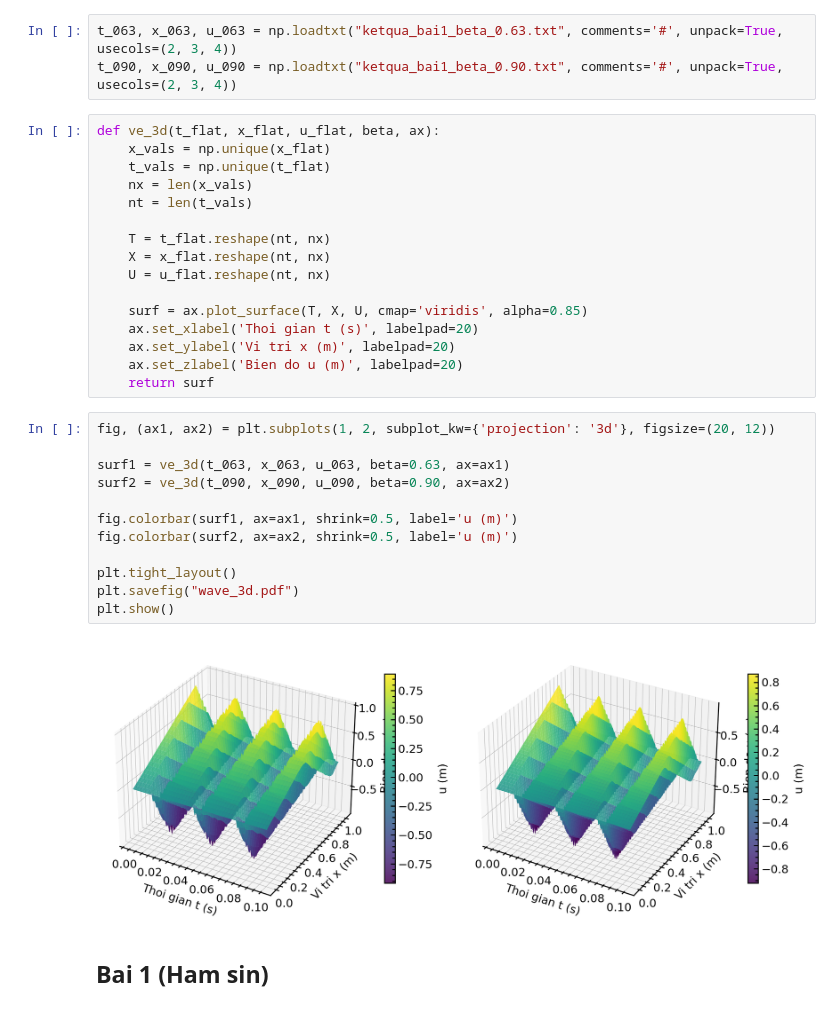
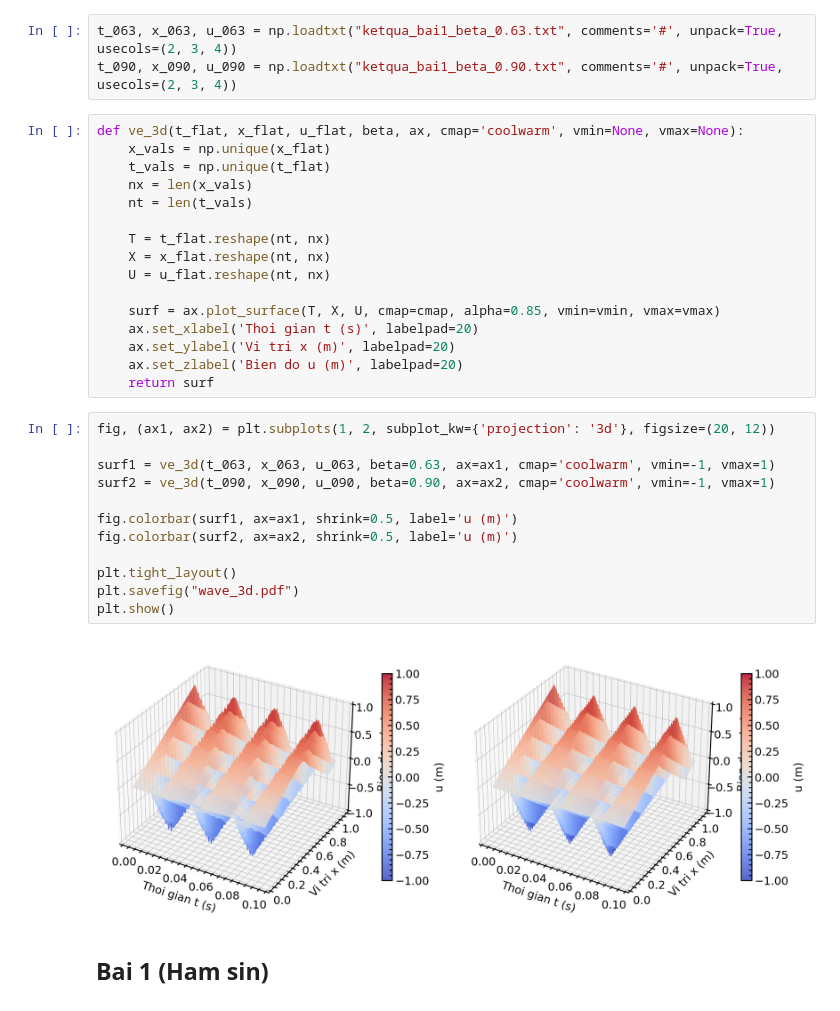
Before and after one commit to nguyentrangiabao05/Personal-Computational-Physics, a Jupyter notebook: BTVN/BTVN8/BTVN8.ipynb, the cells around one changed output. Drawn from its saved outputs; the diff is of its cells as text.

```diff
--- a/BTVN/BTVN8/BTVN8.ipynb
+++ b/BTVN/BTVN8/BTVN8.ipynb
@@ -102,7 +105,7 @@ Gia tri beta = 0.9035079029052513  <= 1. Phuong phap on dinh.
 t_063, x_063, u_063 = np.loadtxt("ketqua_bai1_beta_0.63.txt", comments='#', unpack=True, usecols=(2, 3, 4))
 t_090, x_090, u_090 = np.loadtxt("ketqua_bai1_beta_0.90.txt", comments='#', unpack=True, usecols=(2, 3, 4))
 # %%
-def ve_3d(t_flat, x_flat, u_flat, beta, ax):
+def ve_3d(t_flat, x_flat, u_flat, beta, ax, cmap='coolwarm', vmin=None, vmax=None):
     x_vals = np.unique(x_flat)
     t_vals = np.unique(t_flat)
     nx = len(x_vals)
@@ -112,7 +115,7 @@ def ve_3d(t_flat, x_flat, u_flat, beta, ax):
     X = x_flat.reshape(nt, nx)
     U = u_flat.reshape(nt, nx)
 
-    surf = ax.plot_surface(T, X, U, cmap='viridis', alpha=0.85)
+    surf = ax.plot_surface(T, X, U, cmap=cmap, alpha=0.85, vmin=vmin, vmax=vmax)
     ax.set_xlabel('Thoi gian t (s)', labelpad=20)
     ax.set_ylabel('Vi tri x (m)', labelpad=20)
     ax.set_zlabel('Bien do u (m)', labelpad=20)
@@ -120,17 +123,17 @@ def ve_3d(t_flat, x_flat, u_flat, beta, ax):
 # %%
 fig, (ax1, ax2) = plt.subplots(1, 2, subplot_kw={'projection': '3d'}, figsize=(20, 12))
 
-surf1 = ve_3d(t_063, x_063, u_063, beta=0.63, ax=ax1)
-surf2 = ve_3d(t_090, x_090, u_090, beta=0.90, ax=ax2)
+surf1 = ve_3d(t_063, x_063, u_063, beta=0.63, ax=ax1, cmap='coolwarm', vmin=-1, vmax=1)
+surf2 = ve_3d(t_090, x_090, u_090, beta=0.90, ax=ax2, cmap='coolwarm', vmin=-1, vmax=1)
 
 fig.colorbar(surf1, ax=ax1, shrink=0.5, label='u (m)')
 fig.colorbar(surf2, ax=ax2, shrink=0.5, label='u (m)')
 
 plt.tight_layout()
 plt.savefig("wave_3d.pdf")
 plt.show()
 # %% [output]
-[figure, old version]
+[figure, new version]
 # %% [markdown]
 ## Bai 1 (Ham sin)
 # %%
```
Also changed, not shown: parts of 15 cells of this notebook, 11 other files.
